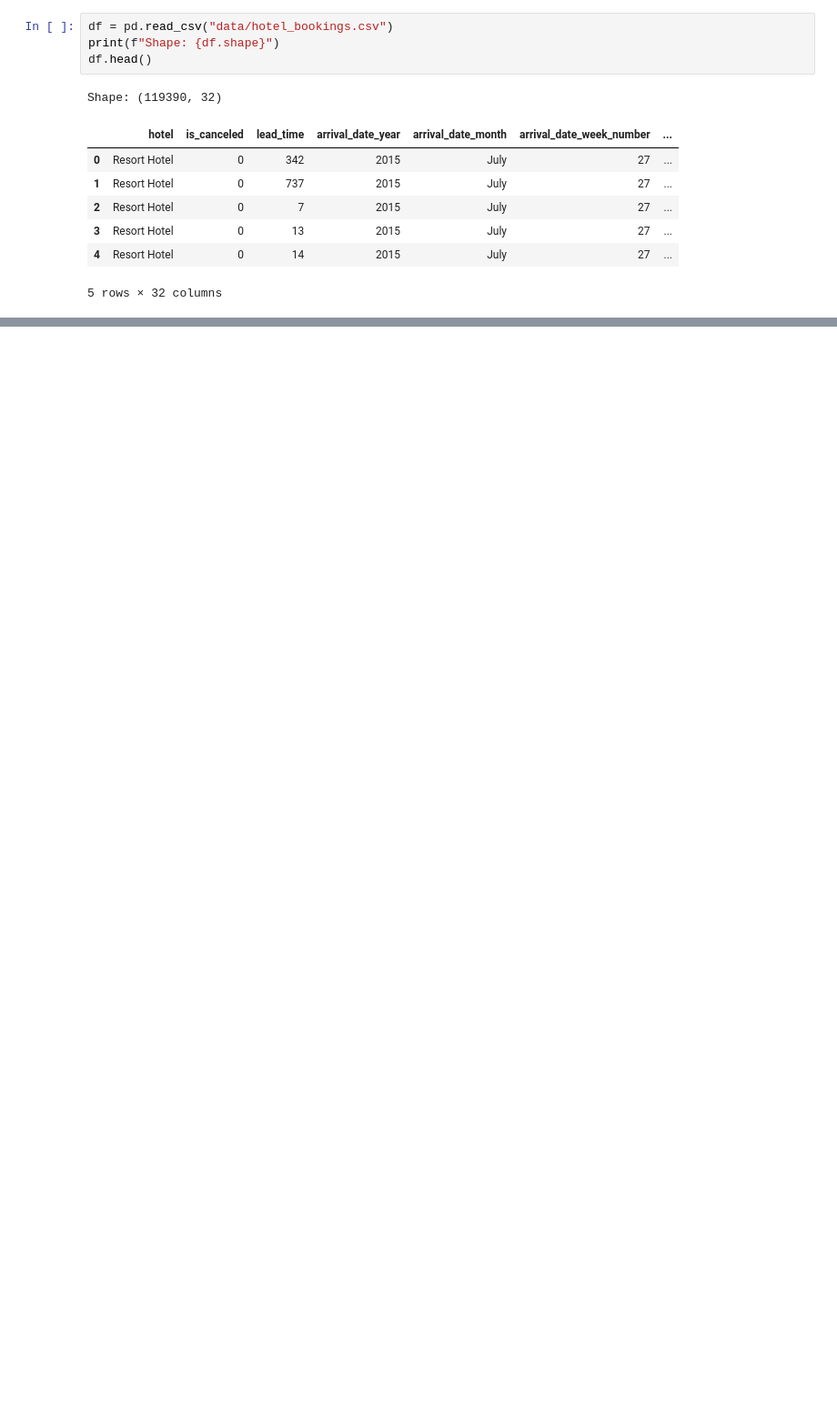
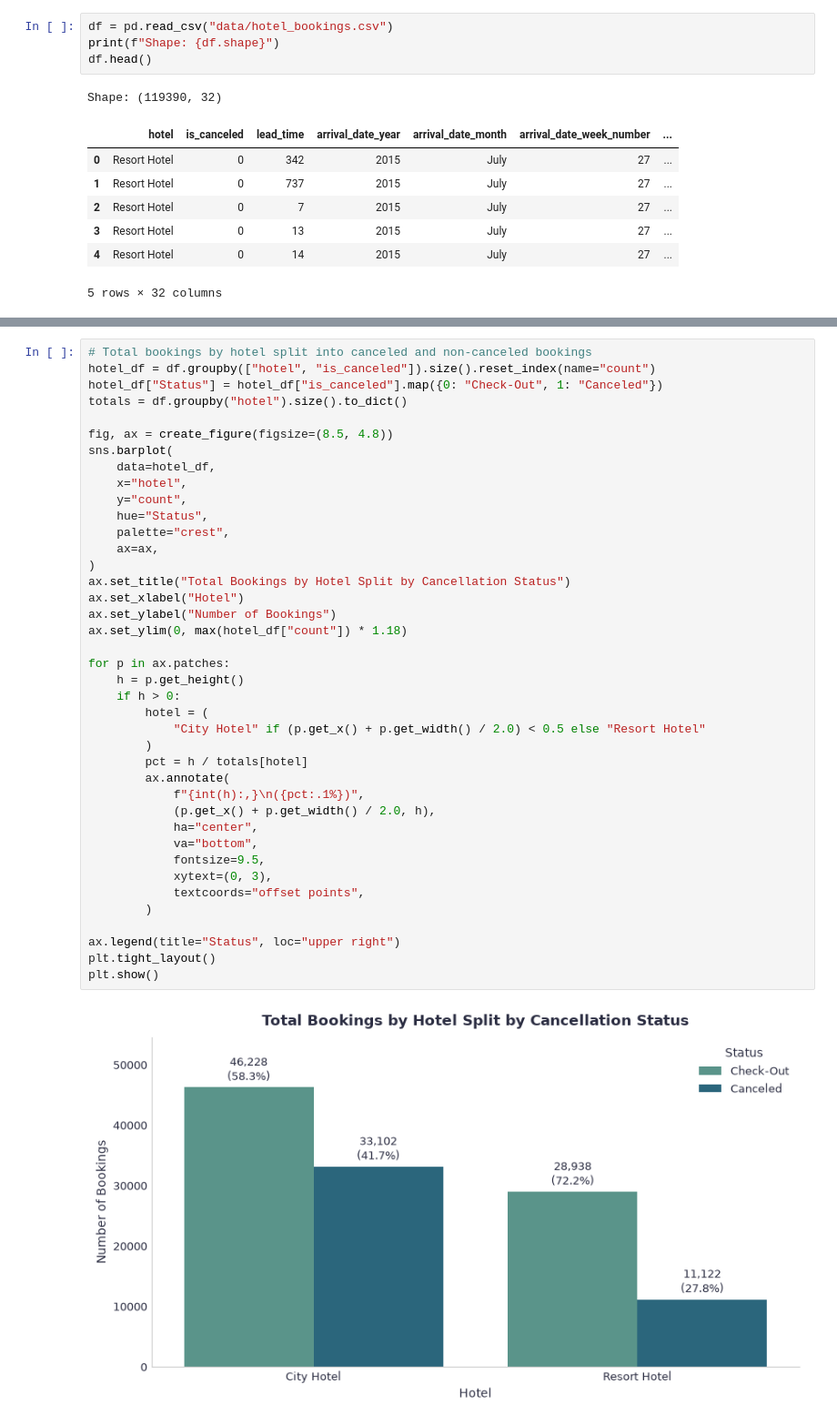
Before and after one commit to kaljumae/ids-hotel, a Jupyter notebook: notebook.ipynb, the cells around one changed output, grey strips where cells are left out. Shown at 91% size. Drawn from its saved outputs; the diff is of its cells as text; blank space fills up the shorter version.

```diff
--- a/notebook.ipynb
+++ b/notebook.ipynb
@@ -36,0 +370,42 @@ Name: count, Length: 926, dtype: int64
+# %%
+# Total bookings by hotel split into canceled and non-canceled bookings
+hotel_df = df.groupby(["hotel", "is_canceled"]).size().reset_index(name="count")
+hotel_df["Status"] = hotel_df["is_canceled"].map({0: "Check-Out", 1: "Canceled"})
+totals = df.groupby("hotel").size().to_dict()
+
+fig, ax = create_figure(figsize=(8.5, 4.8))
+sns.barplot(
+    data=hotel_df,
+    x="hotel",
+    y="count",
+    hue="Status",
+    palette="crest",
+    ax=ax,
+)
+ax.set_title("Total Bookings by Hotel Split by Cancellation Status")
+ax.set_xlabel("Hotel")
+ax.set_ylabel("Number of Bookings")
+ax.set_ylim(0, max(hotel_df["count"]) * 1.18)
+
+for p in ax.patches:
+    h = p.get_height()
+    if h > 0:
+        hotel = (
+            "City Hotel" if (p.get_x() + p.get_width() / 2.0) < 0.5 else "Resort Hotel"
+        )
+        pct = h / totals[hotel]
+        ax.annotate(
+            f"{int(h):,}\n({pct:.1%})",
+            (p.get_x() + p.get_width() / 2.0, h),
+            ha="center",
+            va="bottom",
+            fontsize=9.5,
+            xytext=(0, 3),
+            textcoords="offset points",
+        )
+
+ax.legend(title="Status", loc="upper right")
+plt.tight_layout()
+plt.show()
+# %% [output]
+[figure, added]
```
Also changed, not shown: parts of 23 cells of this notebook, 1 other file.
